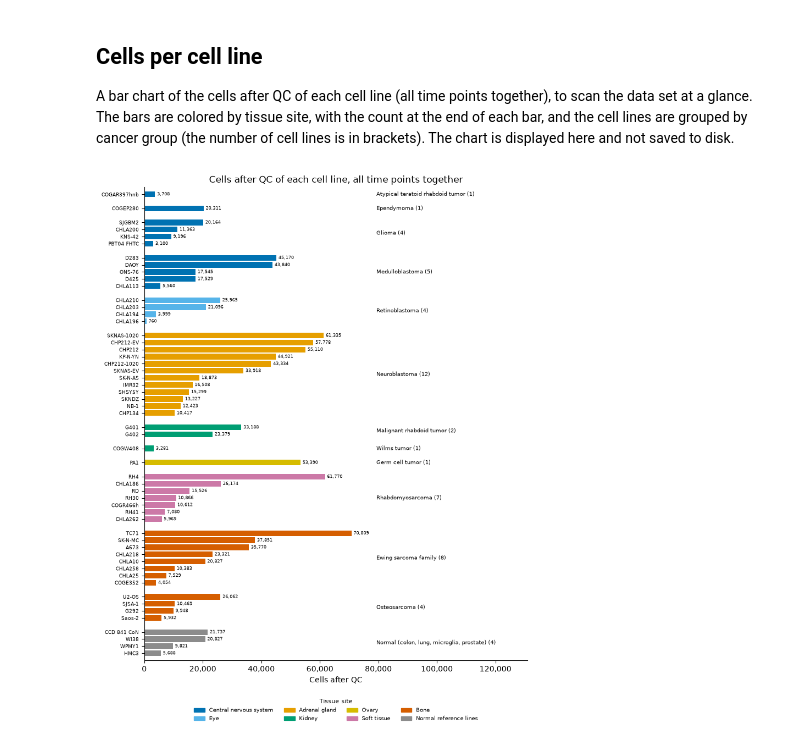
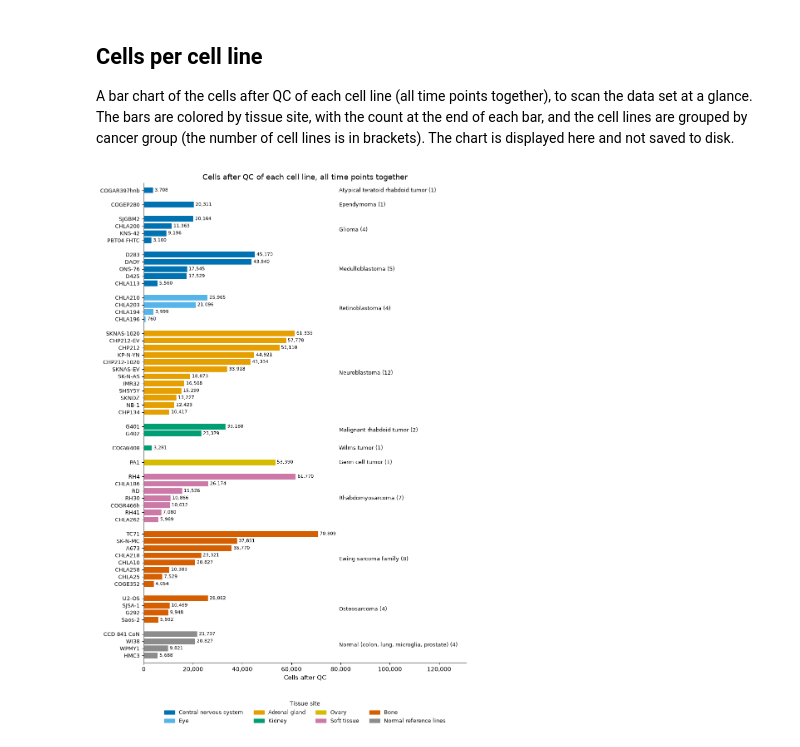
Before and after one commit to WayScience/pccma, a Jupyter notebook: 6.profile_analysis/0.cell_counts.ipynb, the cells around one changed output. Drawn from its saved outputs; the diff is of its cells as text; code cells hidden in the pictures.

```diff
--- a/6.profile_analysis/0.cell_counts.ipynb
+++ b/6.profile_analysis/0.cell_counts.ipynb
@@ -109,35 +109,36 @@ The chart is displayed here and not saved to disk.
 # %%
 per_line = counts.groupby(["tissue_site", "cancer_group", "cell_line"], as_index=False)["cells_after_qc"].sum()
 per_line["site_rank"] = per_line["tissue_site"].map({site: rank for rank, site in enumerate(site_colors)})
 per_line = per_line.sort_values(["site_rank", "cancer_group", "cells_after_qc"], ascending=[True, True, False]).reset_index(drop=True)
 
 # one row per cell line, with a gap between cancer groups
 new_group = per_line["cancer_group"] != per_line["cancer_group"].shift()
 per_line["row"] = per_line.index + new_group.cumsum()
 
-fig, ax = plt.subplots(figsize=(9, 0.17 * len(per_line) + 2))
+fig, ax = plt.subplots(figsize=(10, 0.24 * len(per_line) + 2))
 ax.barh(per_line["row"], per_line["cells_after_qc"], color=per_line["tissue_site"].map(site_colors), height=0.8)
-ax.set_yticks(per_line["row"], per_line["cell_line"], fontsize=6.5)
+ax.set_yticks(per_line["row"], per_line["cell_line"], fontsize=9)
 
 most_cells = per_line["cells_after_qc"].max()
 
 # the actual count at the end of each bar
 for _, line in per_line.iterrows():
-    ax.text(line["cells_after_qc"] + most_cells * 0.01, line["row"], f"{line['cells_after_qc']:,}", va="center", fontsize=6)
+    ax.text(line["cells_after_qc"] + most_cells * 0.01, line["row"], f"{line['cells_after_qc']:,}", va="center", fontsize=8)
 
 # the cancer group (and its number of cell lines) to the right of the counts
 for group, group_rows in per_line.groupby("cancer_group", sort=False):
-    ax.text(most_cells * 1.12, group_rows["row"].mean(), f"{group} ({len(group_rows)})", va="center", fontsize=7)
+    ax.text(most_cells * 1.12, group_rows["row"].mean(), f"{group} ({len(group_rows)})", va="center", fontsize=9)
 
 ax.set_xlim(0, most_cells * 1.85)
 ax.set_ylim(per_line["row"].max() + 1, per_line["row"].min() - 1)  # first cancer group on top
 ax.xaxis.set_major_formatter(StrMethodFormatter("{x:,.0f}"))
-ax.set(title="Cells after QC of each cell line, all time points together", xlabel="Cells after QC")
+ax.set_title("Cells after QC of each cell line, all time points together", fontsize=13)
+ax.set_xlabel("Cells after QC", fontsize=11)
 ax.spines[["top", "right"]].set_visible(False)
 ax.legend(
     handles=[Patch(color=color, label=site) for site, color in site_colors.items() if site in set(per_line["tissue_site"])],
-    title="Tissue site", ncol=4, fontsize=7, title_fontsize=8, frameon=False, loc="upper center", bbox_to_anchor=(0.5, -0.07),
+    title="Tissue site", ncol=4, fontsize=9, title_fontsize=10, frameon=False, loc="upper center", bbox_to_anchor=(0.5, -0.07),
 )
 plt.show()
 # %% [output]
-[figure, old version]
+[figure, new version]
```
Also changed, not shown: 1 other file.
